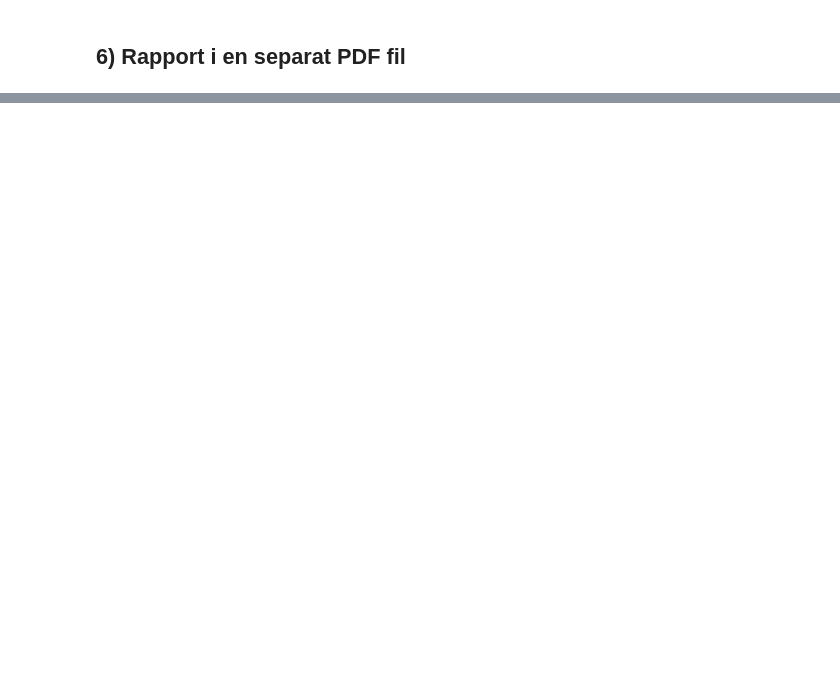
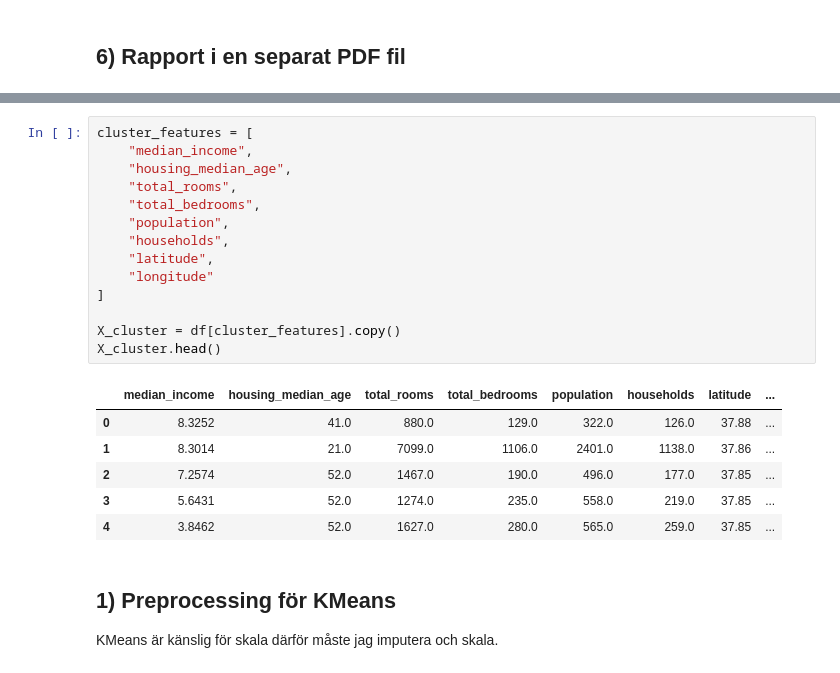
Before and after one commit to KataBeh/California-Housing, a Jupyter notebook: ML_Uppgift1_Katarina_Behrami.ipynb, the cells around one changed output, grey strips where cells are left out. Cells and saved outputs as stored; diff of their text form; blank space fills up the shorter version.

```diff
--- a/ML_Uppgift1_Katarina_Behrami.ipynb
+++ b/ML_Uppgift1_Katarina_Behrami.ipynb
@@ -453,0 +470,24 @@ Elastic Net uppvisade lägst RMSE och stabil prestanda jämfört med övriga mod
+# %%
+cluster_features = [
+    "median_income",
+    "housing_median_age",
+    "total_rooms",
+    "total_bedrooms",
+    "population",
+    "households",
+    "latitude",
+    "longitude"
+]
+
+X_cluster = df[cluster_features].copy()
+X_cluster.head()
+# %% [output]
+|  | median_income | housing_median_age | total_rooms | total_bedrooms | population | households | latitude | ... |
+| 0 | 8.3252 | 41.0 | 880.0 | 129.0 | 322.0 | 126.0 | 37.88 | ... |
+| 1 | 8.3014 | 21.0 | 7099.0 | 1106.0 | 2401.0 | 1138.0 | 37.86 | ... |
+| 2 | 7.2574 | 52.0 | 1467.0 | 190.0 | 496.0 | 177.0 | 37.85 | ... |
+| 3 | 5.6431 | 52.0 | 1274.0 | 235.0 | 558.0 | 219.0 | 37.85 | ... |
+| 4 | 3.8462 | 52.0 | 1627.0 | 280.0 | 565.0 | 259.0 | 37.85 | ... |
+# %% [markdown]
+## 1) Preprocessing för KMeans
+KMeans är känslig för skala därför måste jag imputera och skala.
```
Also changed, not shown: parts of 23 cells of this notebook.
